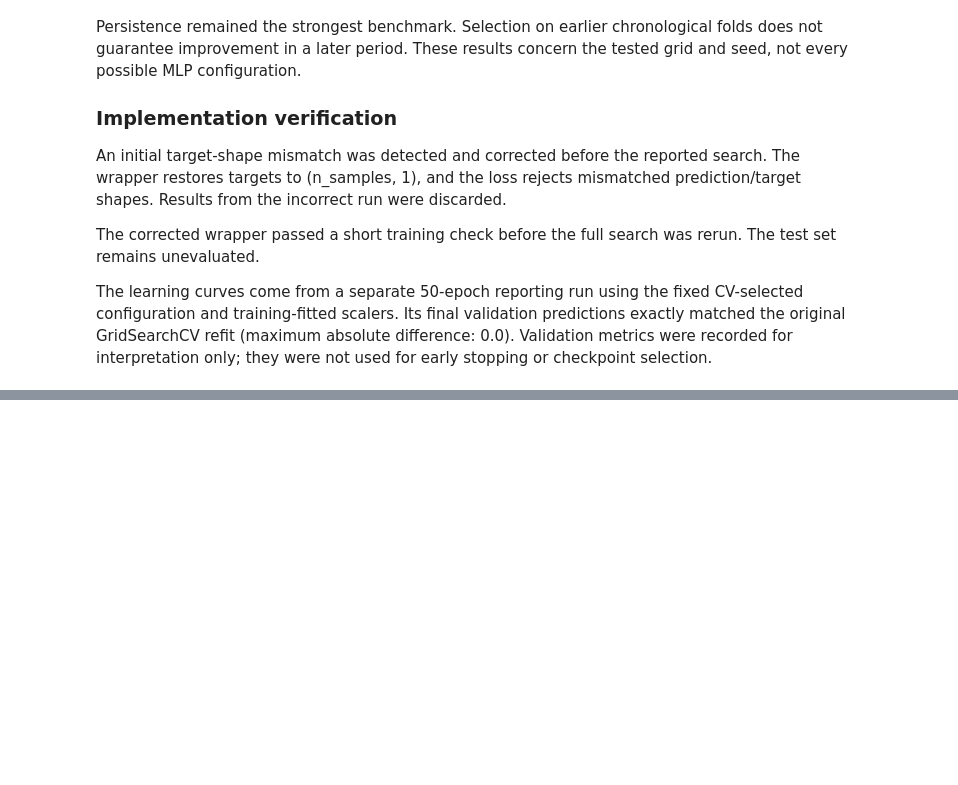
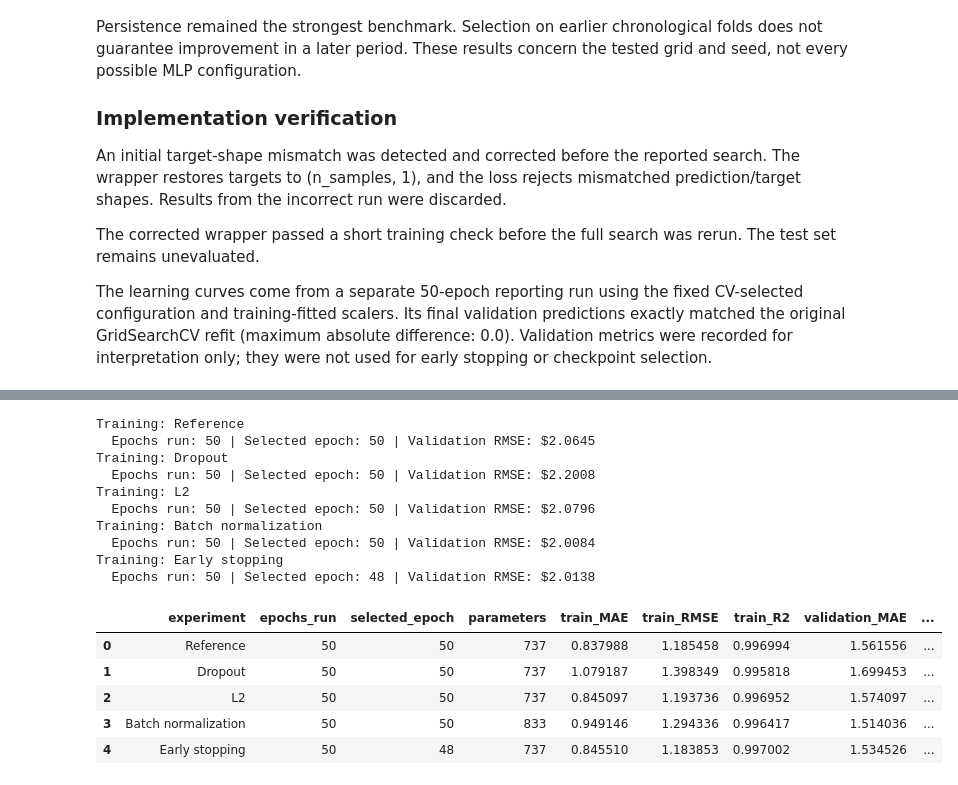
Before and after one commit to soulaimane-22/Deep-Learning-Lab1, a Jupyter notebook: notebooks/01_regression.ipynb, the cells around one changed output, grey strips where cells are left out. Drawn from its saved outputs; the diff is of its cells as text; code cells hidden in the pictures; blank space fills up the shorter version.

```diff
--- a/notebooks/01_regression.ipynb
+++ b/notebooks/01_regression.ipynb
@@ -2120,0 +2450,79 @@ TODO: implement and document this section.
+# %%
+regularization_runs = {}
+regularization_rows = []
+
+for experiment in experiments:
+    name = experiment["name"]
+    print(f"Training: {name}")
+
+    result = run_regularization_experiment(experiment)
+    regularization_runs[name] = result
+
+    metrics = result["selected_metrics"]
+    file_label = name.lower().replace(" ", "_")
+
+    result["history"].to_csv(
+        RESULTS_DIR / f"aapl_regularization_{file_label}_history.csv",
+        index=False,
+    )
+
+    regularization_rows.append({
+        "experiment": name,
+        "epochs_run": result["epochs_run"],
+        "selected_epoch": result["selected_epoch"],
+        "parameters": sum(
+            parameter.numel()
+            for parameter in result["model"].parameters()
+            if parameter.requires_grad
+        ),
+        "train_MAE": metrics["train_MAE"],
+        "train_RMSE": metrics["train_RMSE"],
+        "train_R2": metrics["train_R2"],
+        "validation_MAE": metrics["validation_MAE"],
+        "validation_RMSE": metrics["validation_RMSE"],
+        "validation_R2": metrics["validation_R2"],
+    })
+
+    print(
+        f"  Epochs run: {result['epochs_run']} | "
+        f"Selected epoch: {result['selected_epoch']} | "
+        f"Validation RMSE: ${metrics['validation_RMSE']:.4f}"
+    )
+
+regularization_comparison = pd.DataFrame(regularization_rows)
+
+assert len(regularization_comparison) == len(experiments)
+assert np.isfinite(
+    regularization_comparison.select_dtypes(include="number").to_numpy()
+).all()
+
+regularization_comparison.to_csv(
+    RESULTS_DIR / "aapl_regularization_comparison.csv",
+    index=False,
+)
+
+display(regularization_comparison.round(6))
+
+print(
+    "Persistence validation RMSE:",
+    round(persistence_results.loc["validation", "RMSE"], 6),
+)
+print("PASS: all experiments completed; histories and comparison saved.")
+print("Test set remains unevaluated.")
+# %% [output]
+Training: Reference
+  Epochs run: 50 | Selected epoch: 50 | Validation RMSE: $2.0645
+Training: Dropout
+  Epochs run: 50 | Selected epoch: 50 | Validation RMSE: $2.2008
+Training: L2
+  Epochs run: 50 | Selected epoch: 50 | Validation RMSE: $2.0796
+Training: Batch normalization
+  Epochs run: 50 | Selected epoch: 50 | Validation RMSE: $2.0084
+Training: Early stopping
+  Epochs run: 50 | Selected epoch: 48 | Validation RMSE: $2.0138
+|  | experiment | epochs_run | selected_epoch | parameters | train_MAE | train_RMSE | train_R2 | validation_MAE | ... |
+| 0 | Reference | 50 | 50 | 737 | 0.837988 | 1.185458 | 0.996994 | 1.561556 | ... |
+| 1 | Dropout | 50 | 50 | 737 | 1.079187 | 1.398349 | 0.995818 | 1.699453 | ... |
+| 2 | L2 | 50 | 50 | 737 | 0.845097 | 1.193736 | 0.996952 | 1.574097 | ... |
+| 3 | Batch normalization | 50 | 50 | 833 | 0.949146 | 1.294336 | 0.996417 | 1.514036 | ... |
+| 4 | Early stopping | 50 | 48 | 737 | 0.845510 | 1.183853 | 0.997002 | 1.534526 | ... |
```
Also changed, not shown: parts of 18 cells of this notebook, 14 other files.
